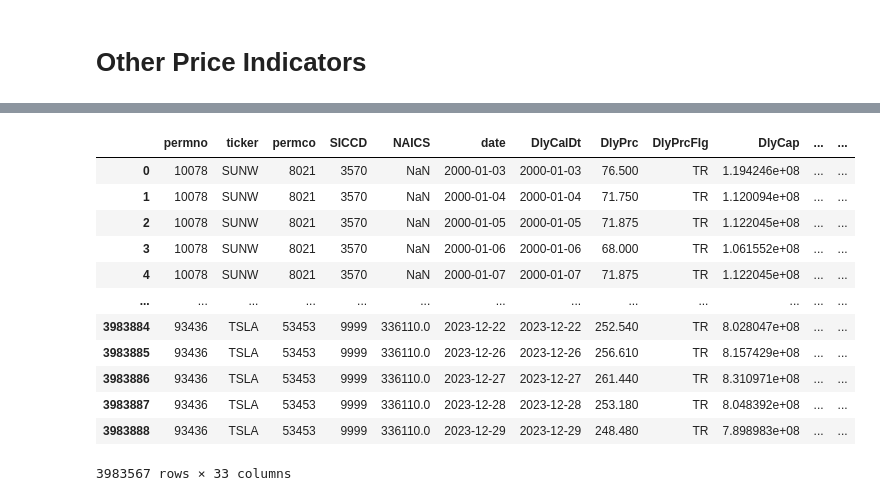
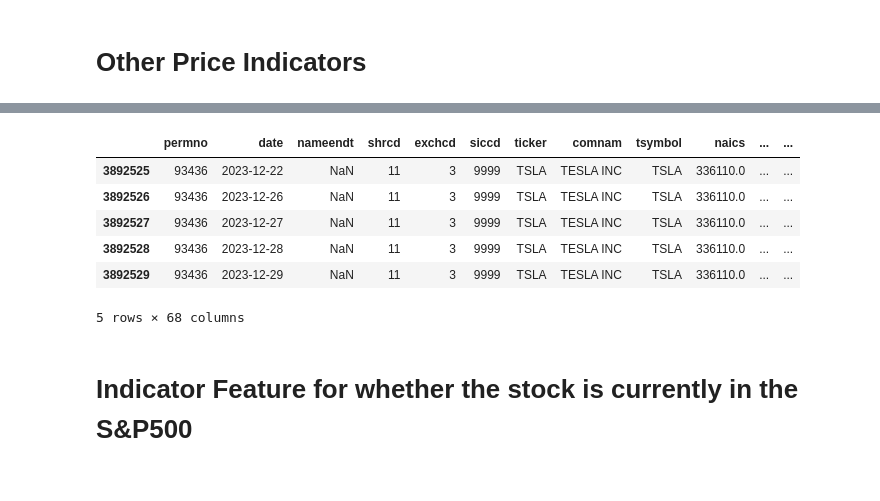
Before and after one commit to NotFrancee/bsic_hephaestus_paper, a Jupyter notebook: src/wrds_data/prices.ipynb, the cells around one changed output, grey strips where cells are left out. Cells and saved outputs as stored; diff of their text form; code cells hidden in the pictures.

```diff
--- a/src/wrds_data/prices.ipynb
+++ b/src/wrds_data/prices.ipynb
@@ -148,8 +180,9 @@ array([nan, 33., 51., 54., 22., 52., 42., 31., 32., 56., 44., 72., 62.,
 # calculate industry returns
 
 USE_VOL_ADJUSTED_RETURNS = True
+
 return_col = (
-    "vol_adjusted_return" if USE_VOL_ADJUSTED_RETURNS else "return"
+    "ret_vol_adj" if USE_VOL_ADJUSTED_RETURNS else "ret"
 )  # choose whether to use vol adjusted returns or not
 
 # create df with dates as index and industry codes as columns
@@ -171,8 +204,6 @@ for industry_code in industry_returns_df.columns:
 
     # groupby the date and calculate the weighted average return (market-cap weighted)
     industry_return = companies.groupby("date").apply(
-        lambda x: np.average(x[return_col], weights=x["DlyCap"])
+        lambda x: np.average(x[return_col], weights=x["mktcap"])  # type: ignore
     )
     industry_returns_df.loc[industry_return.index, industry_code] = industry_return
-
-industry_returns_df
@@ -193,4 +220,7 @@ industry_returns_df
 # %%
 # see how many NaN values are there in the industry returns
-industry_returns_df.T.isna().sum()[industry_returns_df.T.isna().sum() > 4]
+mask = industry_returns_df.index.year > 2004  # type: ignore
+
+
+industry_returns_df[mask].T.isna().sum()[industry_returns_df.T.isna().sum() > 4]
 # %% [output]
@@ -216,15 +235,15 @@ for industry_code in industry_returns_df.columns.drop(np.nan):
     mask = prices["naics_processed"] == industry_code
 
     # map the industry return to the companies at each date
-    prices.loc[mask, "industry_return"] = prices.loc[mask, "date"].map(
+    prices.loc[mask, "ret_industry_tot"] = prices.loc[mask, "date"].map(
         industry_returns_df[industry_code]
     )
 
     # DEBUG code: the industry return for a specific date should be the same for all companies belonging to the same industry
     # print(prices.loc[mask, ['date', 'naics_processed', 'ticker', 'industry_return']].sort_values('date'))
 
-prices["industry_relative_return"] = (
-    prices[return_col] - prices["industry_return"]
+prices["ret_industry_relative"] = (
+    prices[return_col] - prices["ret_industry_tot"]
 ).astype(
     "float64"
 )  # from above, use vol adjusted if USE_VOL_ADJUSTED_RETURNS is True
@@ -279,0 +275,6 @@ prices.dropna(subset=["industry_relative_return"]).drop(
+# %%
+# see how many NaN values are there in the industry returns
+mask = prices.set_index("date").index.year >= 2005  # type: ignore
+prices.loc[mask, ["ret_industry_tot", "ret_industry_relative"]].isna().sum() / prices[
+    mask
+].shape[0]
@@ -470,19 +471,13 @@ calculate_MACD(prices, "DlyPrc")
 # %%
-prices
+prices.tail()
 # %% [output]
-|  | permno | ticker | permco | SICCD | NAICS | date | DlyCalDt | DlyPrc | DlyPrcFlg | DlyCap | ... | ... |
-| 0 | 10078 | SUNW | 8021 | 3570 | NaN | 2000-01-03 | 2000-01-03 | 76.500 | TR | 1.194246e+08 | ... | ... |
-| 1 | 10078 | SUNW | 8021 | 3570 | NaN | 2000-01-04 | 2000-01-04 | 71.750 | TR | 1.120094e+08 | ... | ... |
-| 2 | 10078 | SUNW | 8021 | 3570 | NaN | 2000-01-05 | 2000-01-05 | 71.875 | TR | 1.122045e+08 | ... | ... |
-| 3 | 10078 | SUNW | 8021 | 3570 | NaN | 2000-01-06 | 2000-01-06 | 68.000 | TR | 1.061552e+08 | ... | ... |
-| 4 | 10078 | SUNW | 8021 | 3570 | NaN | 2000-01-07 | 2000-01-07 | 71.875 | TR | 1.122045e+08 | ... | ... |
-| ... | ... | ... | ... | ... | ... | ... | ... | ... | ... | ... | ... | ... |
-| 3983884 | 93436 | TSLA | 53453 | 9999 | 336110.0 | 2023-12-22 | 2023-12-22 | 252.540 | TR | 8.028047e+08 | ... | ... |
-| 3983885 | 93436 | TSLA | 53453 | 9999 | 336110.0 | 2023-12-26 | 2023-12-26 | 256.610 | TR | 8.157429e+08 | ... | ... |
-| 3983886 | 93436 | TSLA | 53453 | 9999 | 336110.0 | 2023-12-27 | 2023-12-27 | 261.440 | TR | 8.310971e+08 | ... | ... |
-| 3983887 | 93436 | TSLA | 53453 | 9999 | 336110.0 | 2023-12-28 | 2023-12-28 | 253.180 | TR | 8.048392e+08 | ... | ... |
-| 3983888 | 93436 | TSLA | 53453 | 9999 | 336110.0 | 2023-12-29 | 2023-12-29 | 248.480 | TR | 7.898983e+08 | ... | ... |
+|  | permno | date | nameendt | shrcd | exchcd | siccd | ticker | comnam | tsymbol | naics | ... | ... |
+| 3892525 | 93436 | 2023-12-22 | NaN | 11 | 3 | 9999 | TSLA | TESLA INC | TSLA | 336110.0 | ... | ... |
+| 3892526 | 93436 | 2023-12-26 | NaN | 11 | 3 | 9999 | TSLA | TESLA INC | TSLA | 336110.0 | ... | ... |
+| 3892527 | 93436 | 2023-12-27 | NaN | 11 | 3 | 9999 | TSLA | TESLA INC | TSLA | 336110.0 | ... | ... |
+| 3892528 | 93436 | 2023-12-28 | NaN | 11 | 3 | 9999 | TSLA | TESLA INC | TSLA | 336110.0 | ... | ... |
+| 3892529 | 93436 | 2023-12-29 | NaN | 11 | 3 | 9999 | TSLA | TESLA INC | TSLA | 336110.0 | ... | ... |
-3983567 rows × 33 columns
+5 rows × 68 columns
 # %%
 # RSI Index
 
@@ -512,0 +523,2 @@ calculate_RSI(prices, "DlyPrc", 14)
+# %% [markdown]
+# Indicator Feature for whether the stock is currently in the S&P500
```
Also changed, not shown: parts of 43 cells of this notebook.
